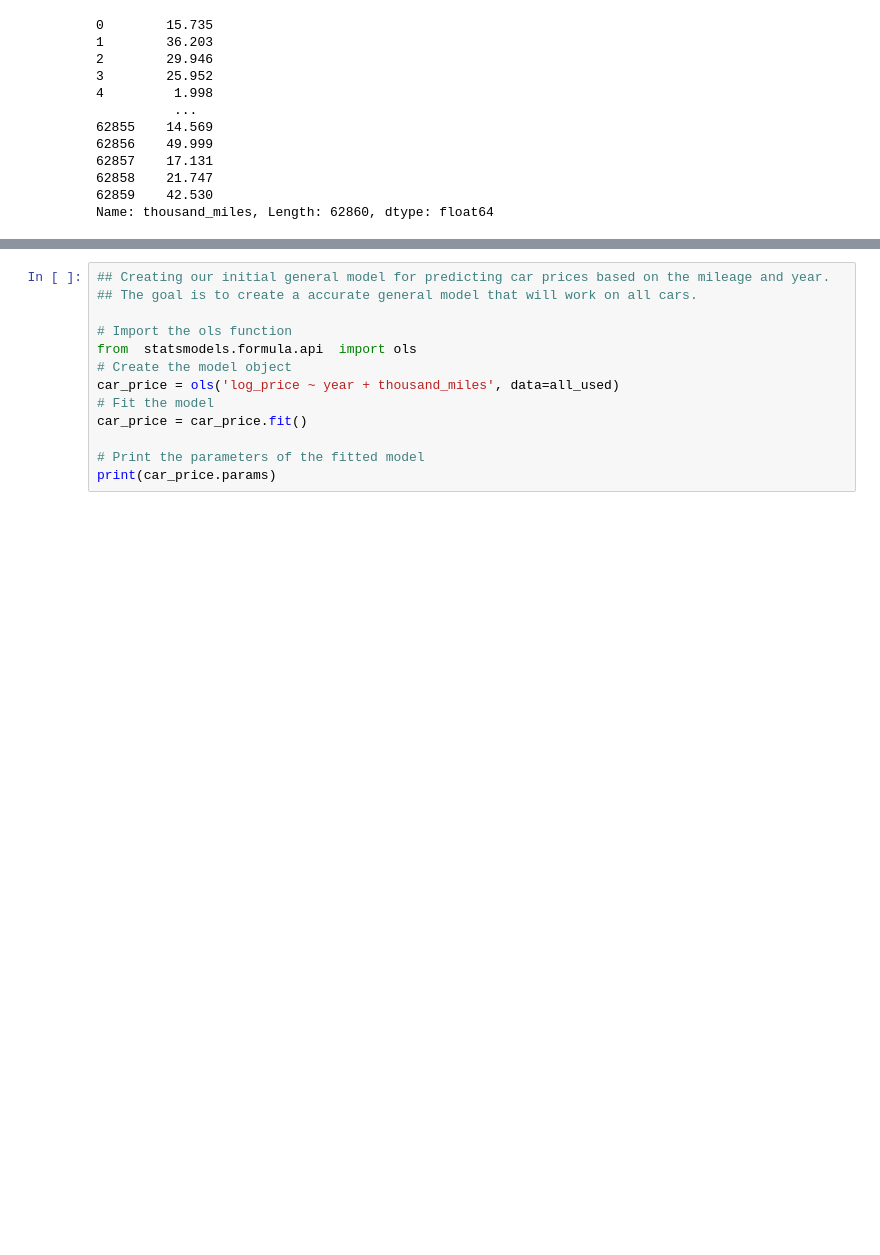
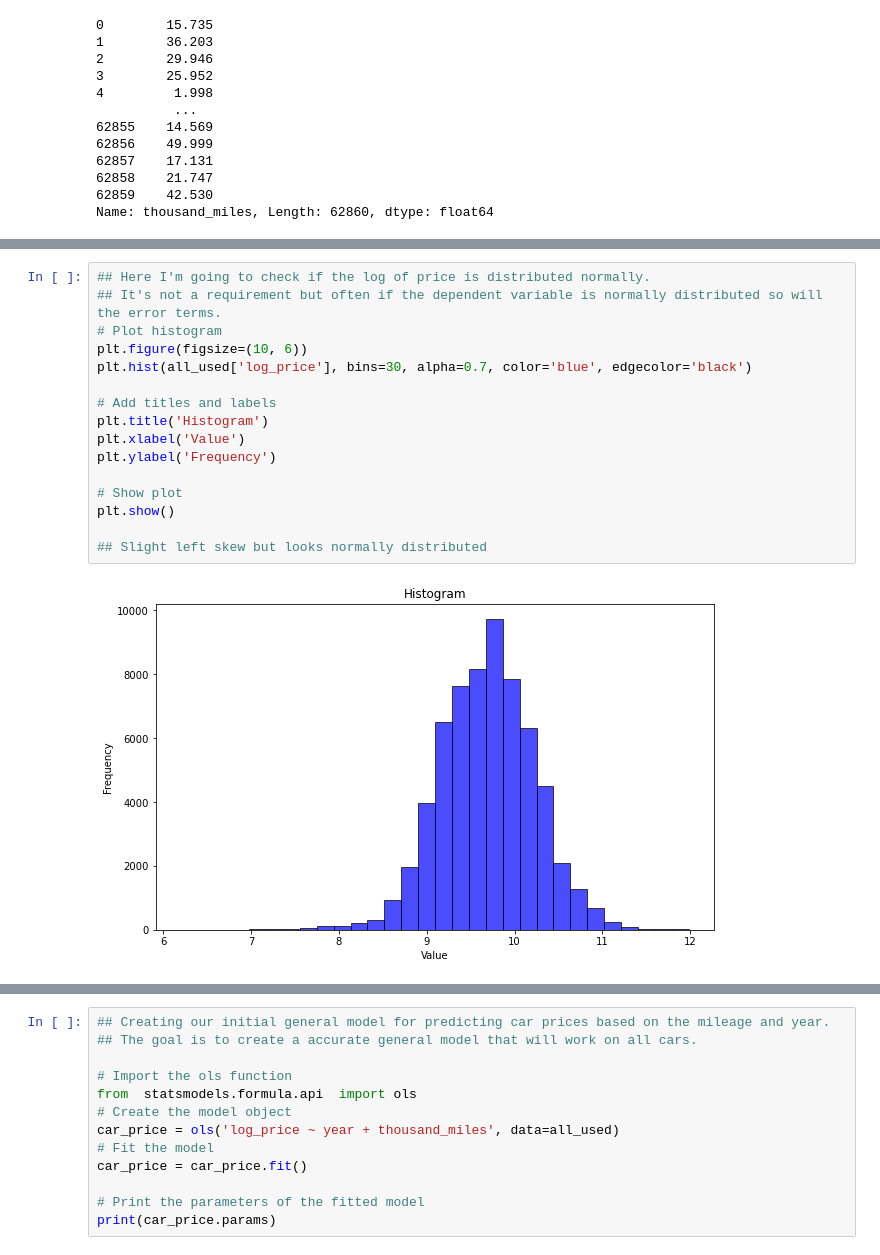
Before and after one commit to Daniel-Peacock/Used_car_Python_linear_regression, a Jupyter notebook: Used_car regression.ipynb, the cells around one changed output, grey strips where cells are left out. Drawn from its saved outputs; the diff is of its cells as text; blank space fills up the shorter version.

Commit message:
Update Used_car regression.ipynb
Finished General model. Beginning specific model.

```diff
--- a/Used_car regression.ipynb
+++ b/Used_car regression.ipynb
@@ -379,4 +364,22 @@ plt.show()
 # %% [output]
 [figure]
 [figure]
+# %%
+## Here I'm going to check if the log of price is distributed normally.
+## It's not a requirement but often if the dependent variable is normally distributed so will the error terms.
+# Plot histogram
+plt.figure(figsize=(10, 6))
+plt.hist(all_used['log_price'], bins=30, alpha=0.7, color='blue', edgecolor='black')
+
+# Add titles and labels
+plt.title('Histogram')
+plt.xlabel('Value')
+plt.ylabel('Frequency')
+
+# Show plot
+plt.show()
+
+## Slight left skew but looks normally distributed
+# %% [output]
+[figure, added]
 # %%
```
Also changed, not shown: parts of 24 cells of this notebook.
